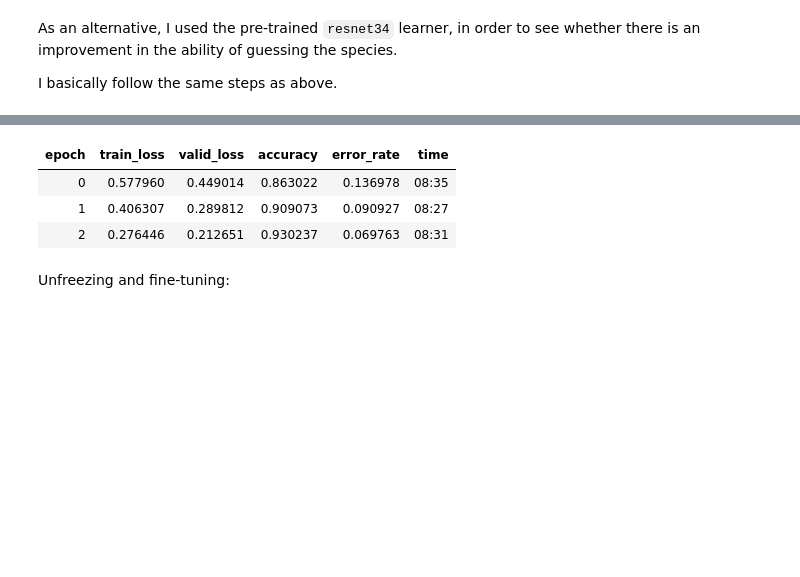
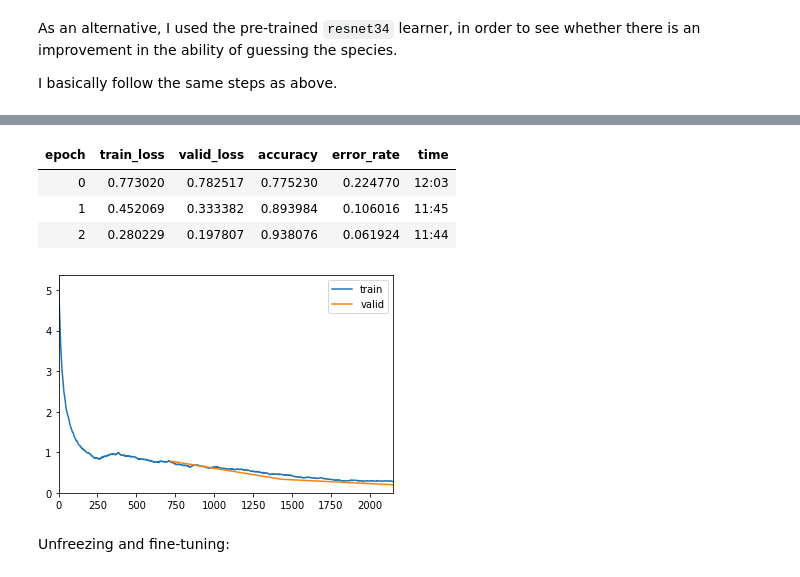
Before and after one commit to EnricoMartello/ML_WhaleRecognition, a Jupyter notebook: whale_recognition_fastai_hd.ipynb, the cells around one changed output, grey strips where cells are left out. Saved outputs shown, nothing was run; the diff lists cells and outputs as text; code cells hidden in the pictures; blank space fills up the shorter version.

```diff
--- a/whale_recognition_fastai_hd.ipynb
+++ b/whale_recognition_fastai_hd.ipynb
@@ -289,10 +315,11 @@ SuggestedLRs(valley=0.001737800776027143)
 # %%
-learn_pretrained.fit_one_cycle(3,2e-2)
+learn_pretrained.fit_one_cycle(3,2e-2,cbs=[ShowGraphCallback()])
 # %% [output]
 | epoch | train_loss | valid_loss | accuracy | error_rate | time |
-| 0 | 0.577960 | 0.449014 | 0.863022 | 0.136978 | 08:35 |
-| 1 | 0.406307 | 0.289812 | 0.909073 | 0.090927 | 08:27 |
-| 2 | 0.276446 | 0.212651 | 0.930237 | 0.069763 | 08:31 |
+| 0 | 0.773020 | 0.782517 | 0.775230 | 0.224770 | 12:03 |
+| 1 | 0.452069 | 0.333382 | 0.893984 | 0.106016 | 11:45 |
+| 2 | 0.280229 | 0.197807 | 0.938076 | 0.061924 | 11:44 |
+[figure, added]
 # %% [markdown]
 Unfreezing and fine-tuning:
 # %%
```
Also changed, not shown: parts of 27 cells of this notebook.
